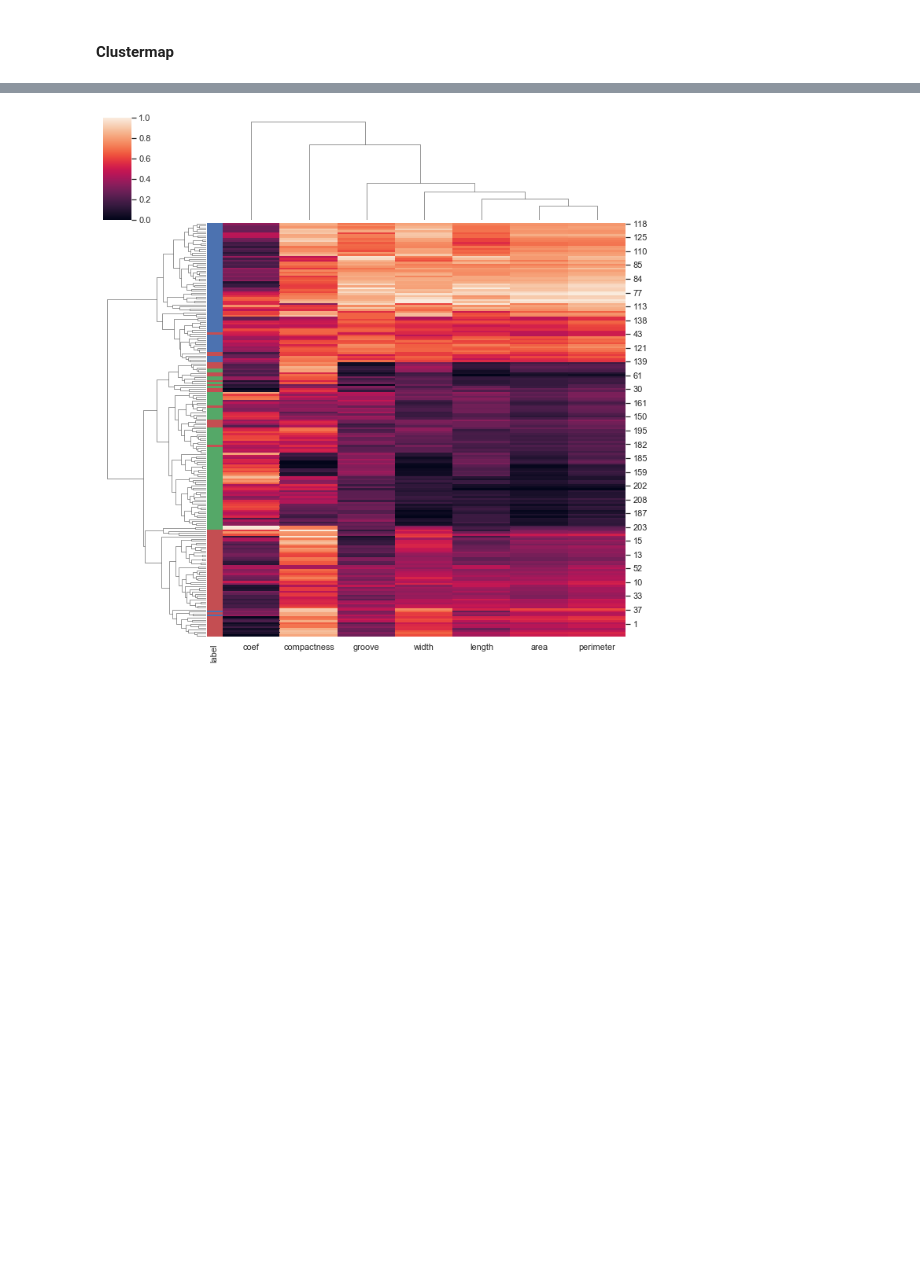
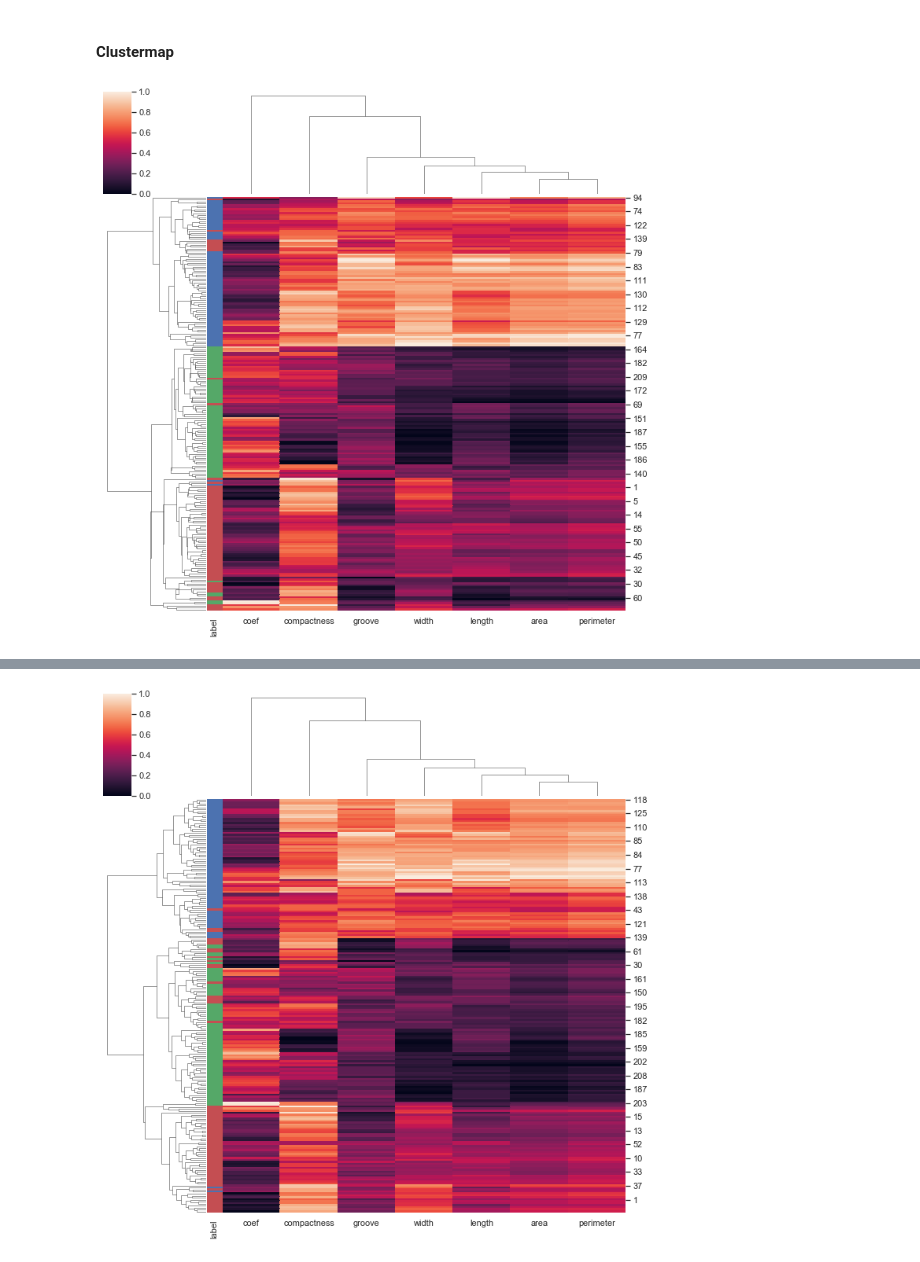
Before and after one commit to christinalchang/ucdavis-sta160, a Jupyter notebook: seeds.ipynb, the cells around one changed output, grey strips where cells are left out. Saved outputs shown, nothing was run; the diff lists cells and outputs as text; code cells hidden in the pictures; blank space fills up the shorter version.

Commit message:
Clustermap with different clustering methods.

```diff
--- a/seeds.ipynb
+++ b/seeds.ipynb
@@ -212,3 +212,10 @@ plt.show()
 [figure]
 # %% [markdown]
 #### Clustermap
+# %%
+# Centroid clustering method
+col = df['label'].map(dict(zip(df['label'].unique(), "rbg")))
+sns.clustermap(df.iloc[:,:-1], standard_scale=1, row_colors=col,method='centroid')
+plt.show()
+# %% [output]
+[figure, added]
```
Also changed, not shown: parts of 2 cells of this notebook, 1 other file.
